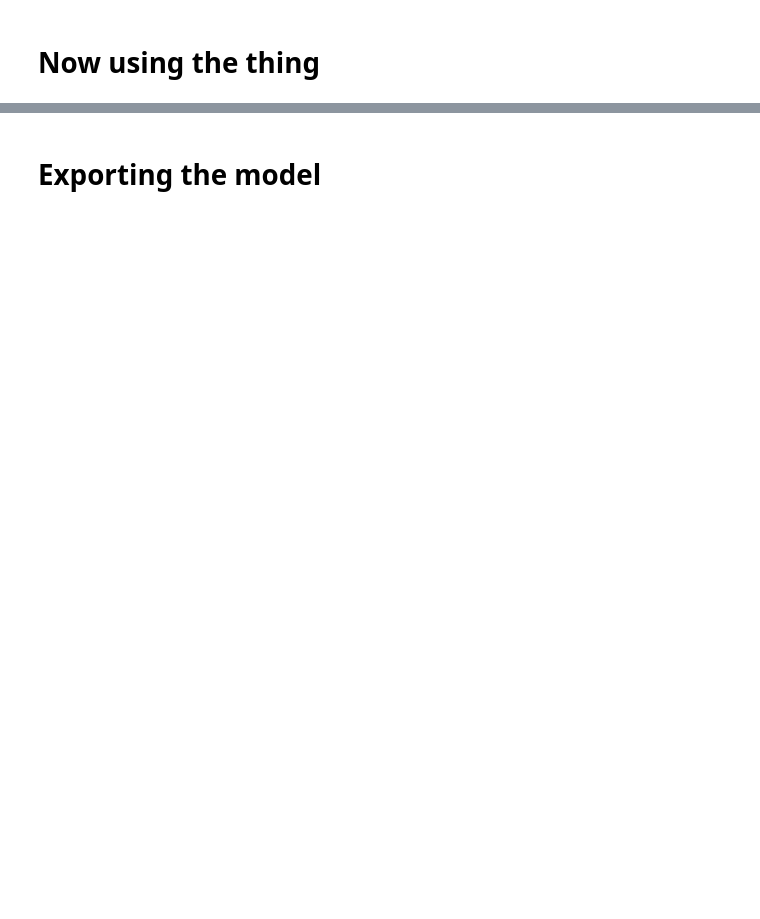
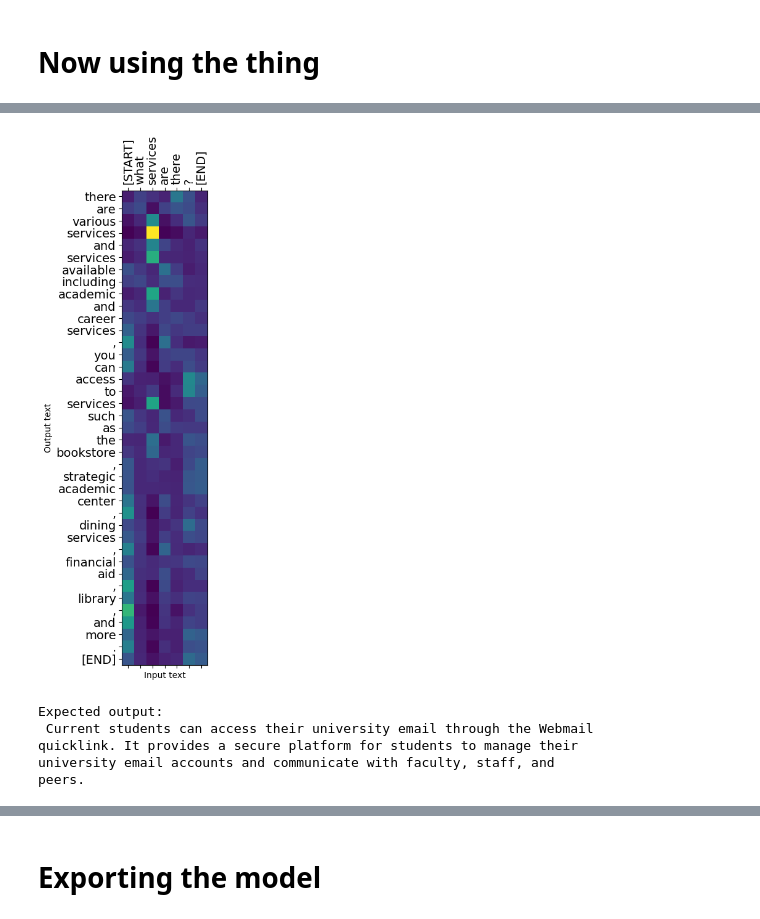
Before and after one commit to msaad02/honors-thesis, a Jupyter notebook: scratch-model/follow-tf-tutorial.ipynb, the cells around one changed output, grey strips where cells are left out. Saved outputs shown, nothing was run; the diff lists cells and outputs as text; code cells hidden in the pictures; blank space fills up the shorter version.

```diff
--- a/scratch-model/follow-tf-tutorial.ipynb
+++ b/scratch-model/follow-tf-tutorial.ipynb
@@ -702,4 +745,5 @@ AttributeError: 'Translator' object has no attribute 'plot_attention'
 # %%
 %%time
 # This is my life.
-model.plot_attention('Esta es mi vida.')
+model.plot_attention('What services are there?')
+# %% [output]
@@ -705,0 +752,12 @@ model.plot_attention('Esta es mi vida.')
+[figure, added]
+# %%
+long_text = context_raw[-1]
+
+import textwrap
+print('Expected output:\n', '\n'.join(textwrap.wrap(target_raw[-1])))
+# %% [output]
+Expected output:
+ Current students can access their university email through the Webmail
+quicklink. It provides a secure platform for students to manage their
+university email accounts and communicate with faculty, staff, and
+peers.
```
Also changed, not shown: parts of 33 cells of this notebook, 5 other files.
